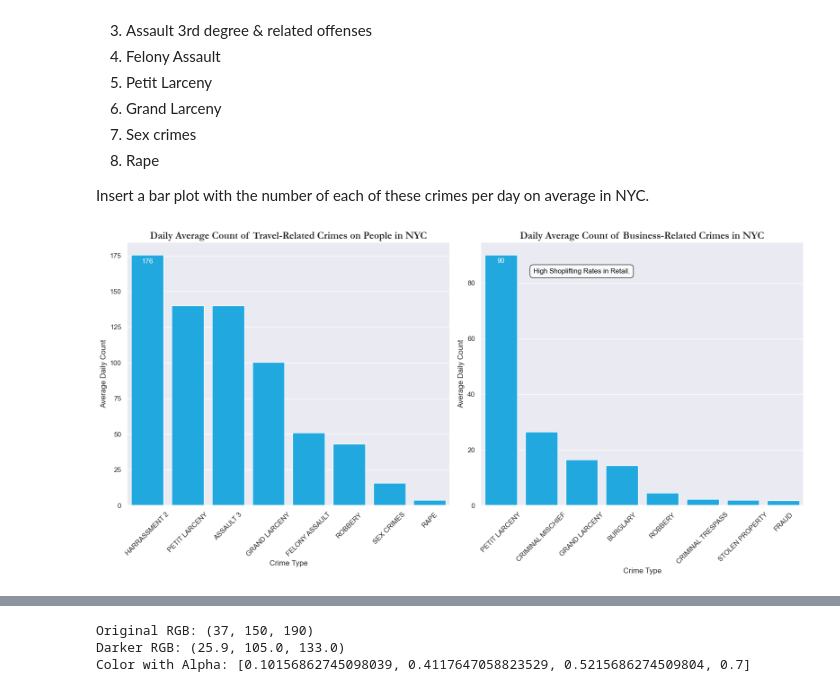
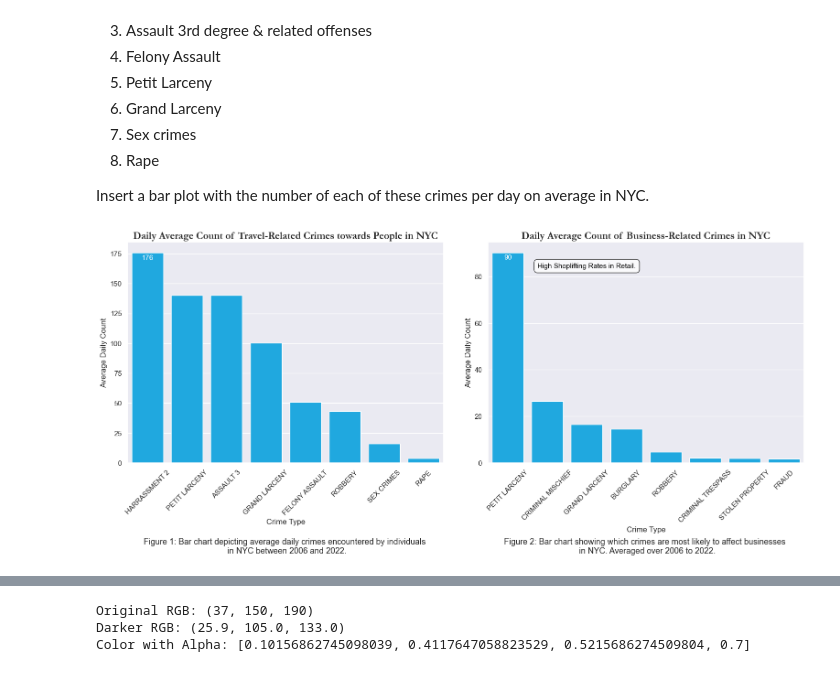
Before and after one commit to johan-bh/Social-Data---Final-Project, a Jupyter notebook: temporal_plots.ipynb, the cells around one changed output, grey strips where cells are left out. Saved outputs shown, nothing was run; the diff lists cells and outputs as text; code cells hidden in the pictures.

Commit message:
temporal plot captions etc.

```diff
--- a/temporal_plots.ipynb
+++ b/temporal_plots.ipynb
@@ -283,36 +283,43 @@ fig, axs = plt.subplots(nrows=1, ncols=2, figsize=(16, 8))
 
 # Plot for individuals
 palette = sns.color_palette("hsv", 8)
 sns.barplot(x=individual_counts.index, y=individual_counts.values, ax=axs[0], color=palette[4])
-axs[0].set_title('Daily Average Count of Travel-Related Crimes on People in NYC', fontsize=16, fontdict={'fontname': 'Garamond', 'weight': 'bold'})
+axs[0].set_title('Daily Average Count of Travel-Related Crimes towards People in NYC', fontsize=16, fontdict={'fontname': 'Garamond', 'weight': 'bold'})
 axs[0].set_ylabel('Average Daily Count', fontsize=12)
 axs[0].set_xlabel('Crime Type', fontsize=12)
 axs[0].tick_params(axis='x', rotation=45)
 # add max count for Harrassment 2
 max_count = int(individual_counts.max().round())
 max_crime = individual_counts.idxmax()
 max_crime_index = individual_counts.index.get_loc(max_crime)
 axs[0].text(max_crime_index, max_count-max_count/24, f'{max_count}', ha='center', va='bottom', fontsize=11, color='white')
+
+axs[0].text(0.5, -0.42, 'Figure 1: Bar chart depicting average daily crimes encountered by individuals \n in NYC between 2006 and 2022.',
+             horizontalalignment='center', fontsize=13, transform=axs[0].transAxes, wrap=True, verticalalignment='bottom')
 
 # Plot for businesses
 sns.barplot(x=business_counts.index, y=business_counts.values, ax=axs[1], color=palette[4])
 axs[1].set_title('Daily Average Count of Business-Related Crimes in NYC', fontsize=16, fontdict={'fontname': 'Garamond', 'weight': 'bold'})
 axs[1].set_ylabel('Average Daily Count', fontsize=12)
 axs[1].set_xlabel('Crime Type', fontsize=12)
 axs[1].tick_params(axis='x', rotation=45)
 # add max count
 max_count = int(business_counts.max().round())
 max_crime = business_counts.idxmax()
 max_crime_index = business_counts.index.get_loc(max_crime)
 axs[1].text(max_crime_index, max_count-max_count/28, f'{max_count}', ha='center', va='bottom', fontsize=11, color='white')
 # make an annotation on the max count "petit larceny" by writing  "shoplifting" on the plot
 axs[1].text(max_crime_index+2, max_count-max_count/13, 'High Shoplifting Rates in Retail.', ha='center', va='bottom', fontsize=11, color='black',
             bbox=dict(facecolor='white', alpha=0.8, edgecolor='black', boxstyle='round,pad=0.5'))
+
+axs[1].text(0.5, -0.42, 'Figure 2: Bar chart showing which crimes are most likely to affect businesses \n in NYC. Averaged over 2006 to 2022.',
+             horizontalalignment='center', fontsize=13, transform=axs[1].transAxes, wrap=True, verticalalignment='bottom')
 plt.tight_layout()
-plt.savefig('daily_average_crime_comparison.png')  #
+
+plt.savefig('daily_average_crime_comparison.png', bbox_inches='tight')
 plt.show()
 # %% [output]
-[figure, old version]
+[figure, new version]
 # %%
 # Make line plot to show hourly changes in crime count for each of the top crimes
 df['HourOfDay'] = pd.to_datetime(df['Complaint_From_Time']).dt.hour
```
Also changed, not shown: parts of 2 cells of this notebook.
